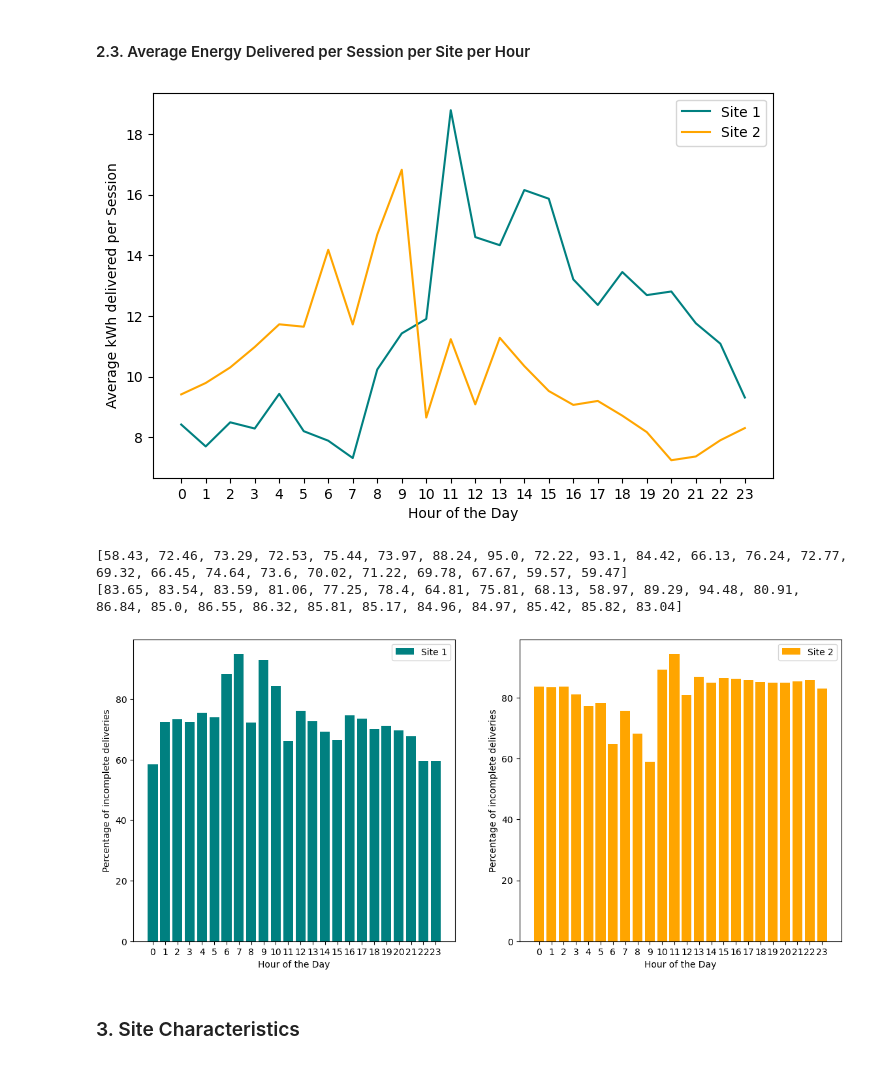
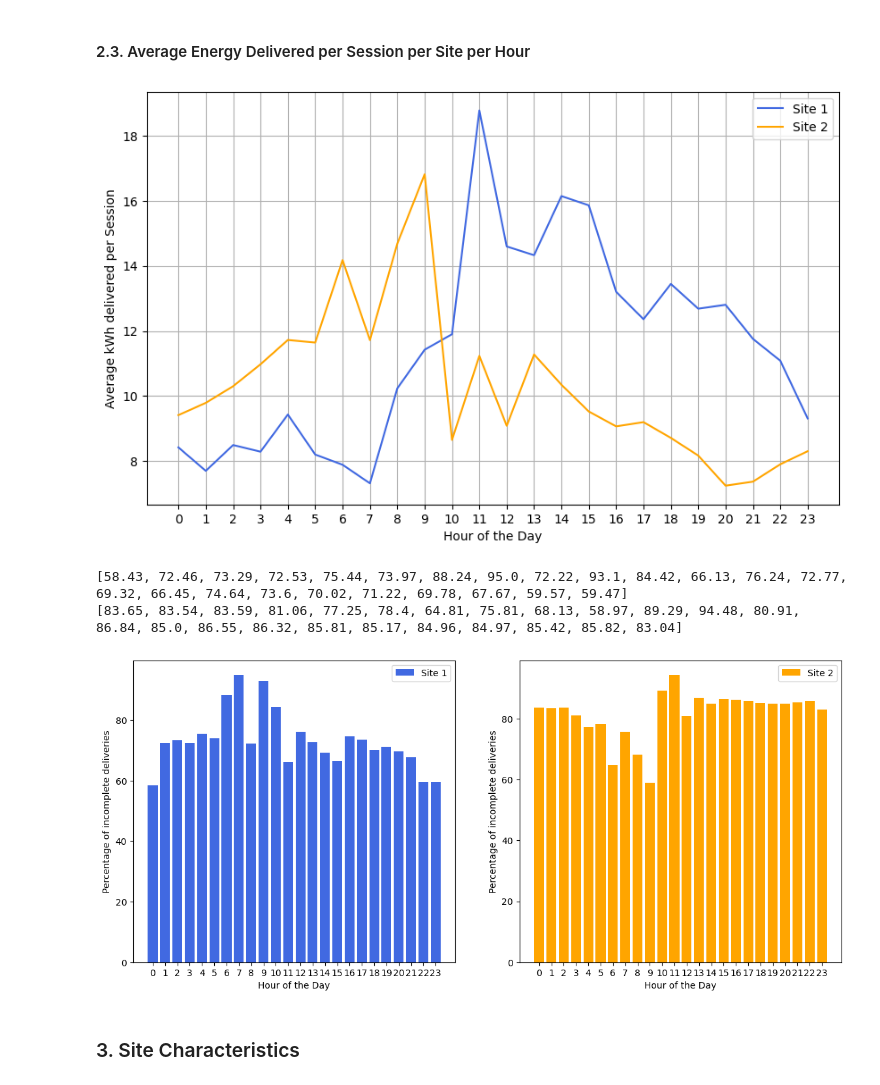
Before and after one commit to angfe/TheOptimizers, a Jupyter notebook: 02_Descriptive_Analytics.ipynb, the cells around one changed output. Cells and saved outputs as stored; diff of their text form; code cells hidden in the pictures.

Commit message:
changed graph color

```diff
--- a/02_Descriptive_Analytics.ipynb
+++ b/02_Descriptive_Analytics.ipynb
@@ -486,22 +470,23 @@ energyList_site2 = avgEnergyToList(site2_sessions)
 # %%
 # visualize average energy
 import matplotlib.pyplot as plt
 import numpy as np
 
 hours = range(24)
 y_1 = np.array(energyList_site1)
 y_2 = np.array(energyList_site2)
 
-plt.figure(figsize=(8, 5))
-plt.plot(hours, y_1, color = "teal", label='Site 1')
+plt.figure(figsize=(10,6))
+plt.plot(hours, y_1, color = "royalBlue", label='Site 1')
 plt.plot(hours, y_2, color = "orange", label='Site 2')
 plt.xticks(range(24))
 plt.xlabel("Hour of the Day")
 plt.ylabel("Average kWh delivered per Session")
 plt.legend()
+plt.grid(True)
 plt.show()
 # %% [output]
-[figure, old version]
+[figure, new version]
 # %%
 # An incomplete delivery is defined by a session that delivered less energy than requested,
 # although driver disconnected after charging was done
@@ -528,7 +513,7 @@ y_2 = np.array(incompleteDelivery_site2)
 plt.figure(figsize=(14, 6))
 
 plt.subplot(1, 2, 1)
-plt.bar(hours, y_1, color = "teal", label='Site 1')
+plt.bar(hours, y_1, color = "royalBlue", label='Site 1')
 plt.xticks(range(24), labels=range(24))
 plt.xlabel("Hour of the Day")
 plt.ylabel("Percentage of incomplete deliveries")
@@ -545,7 +530,7 @@ plt.show()
 # %% [output]
 [58.43, 72.46, 73.29, 72.53, 75.44, 73.97, 88.24, 95.0, 72.22, 93.1, 84.42, 66.13, 76.24, 72.77, 69.32, 66.45, 74.64, 73.6, 70.02, 71.22, 69.78, 67.67, 59.57, 59.47]
 [83.65, 83.54, 83.59, 81.06, 77.25, 78.4, 64.81, 75.81, 68.13, 58.97, 89.29, 94.48, 80.91, 86.84, 85.0, 86.55, 86.32, 85.81, 85.17, 84.96, 84.97, 85.42, 85.82, 83.04]
-[figure, old version]
+[figure, new version]
 # %% [markdown]
 ### 3. Site Characteristics
 # %%
```
Also changed, not shown: parts of 5 cells of this notebook.
